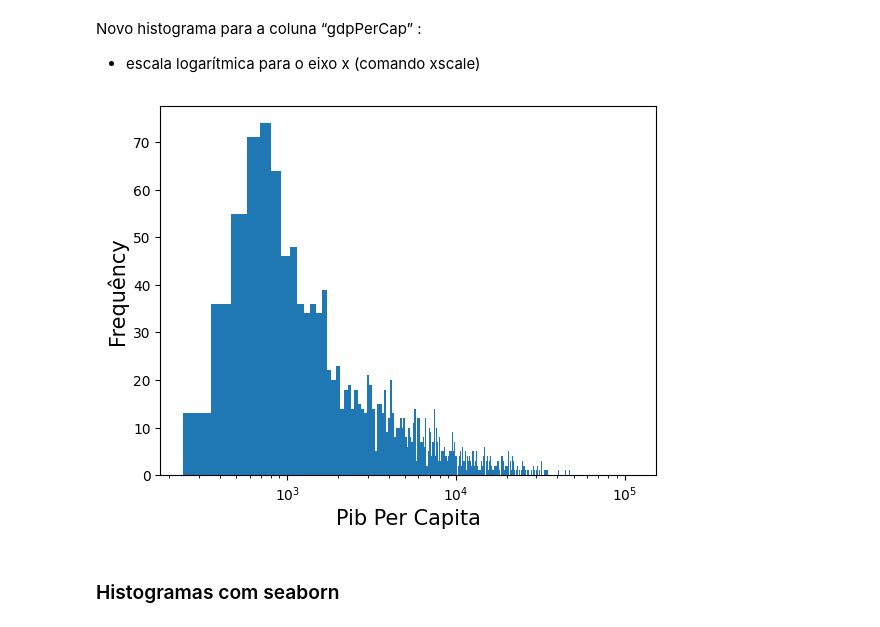
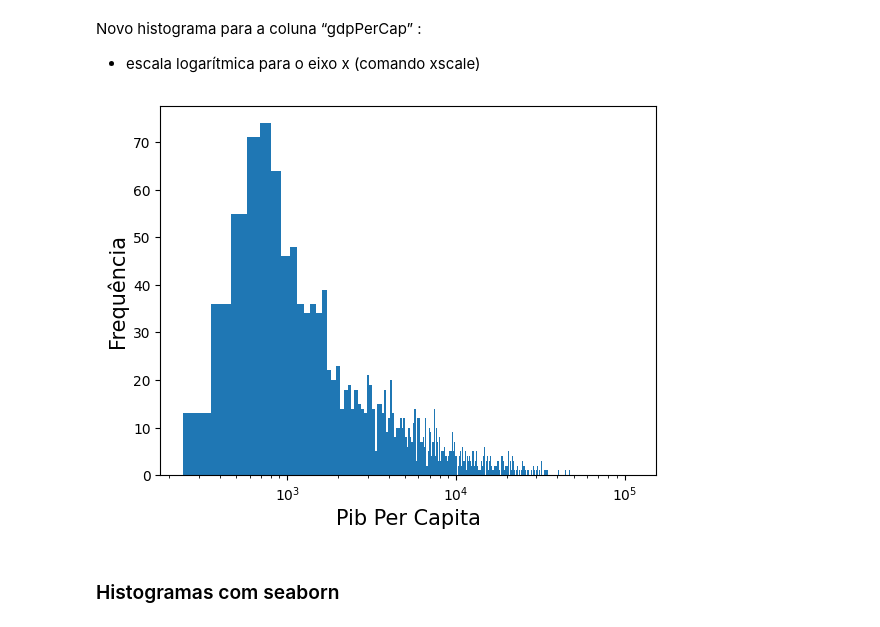
Before and after one commit to abaffa/INF1038, a Jupyter notebook: INF1038_Aula_01_Estatistica_Introducao.ipynb, the cells around one changed output. Saved outputs shown, nothing was run; the diff lists cells and outputs as text; code cells hidden in the pictures.

```diff
--- a/INF1038_Aula_01_Estatistica_Introducao.ipynb
+++ b/INF1038_Aula_01_Estatistica_Introducao.ipynb
@@ -348,11 +354,11 @@ Novo histograma para a coluna “gdpPerCap” :
 # %%
 data['gdpPercap'].hist(bins=1000,grid=False)
 
 plt.xlabel("Pib Per Capita", fontsize=15)
-plt.ylabel("Frequêncy",fontsize=15)
+plt.ylabel("Frequência",fontsize=15)
 plt.xscale('log')
 # %% [output]
-[figure, old version]
+[figure, new version]
 # %% [markdown]
 ### Histogramas com seaborn
 # %% [markdown]
```
Also changed, not shown: parts of 4 cells of this notebook, 14 other files.
